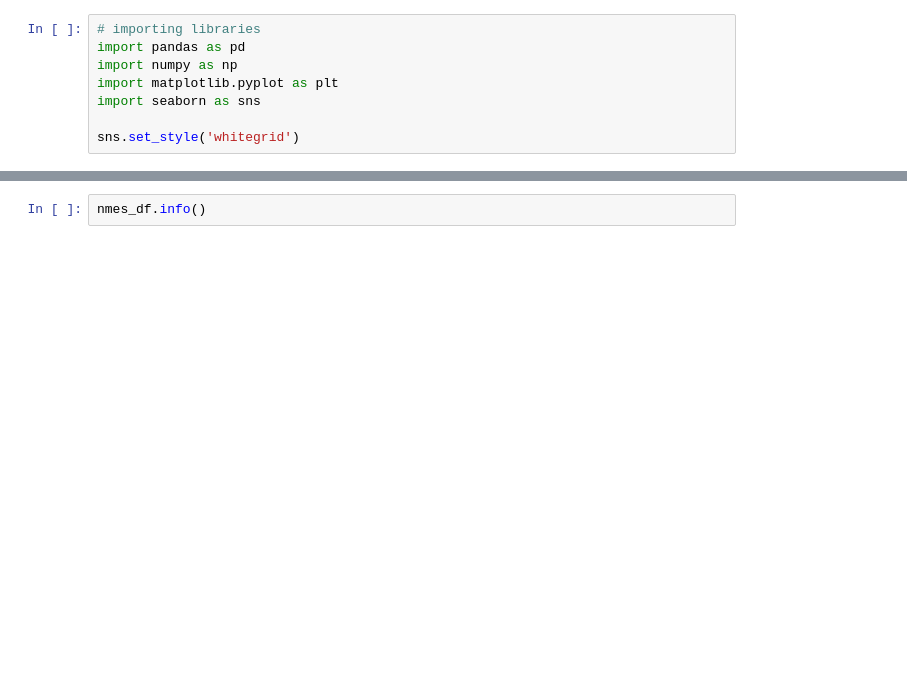
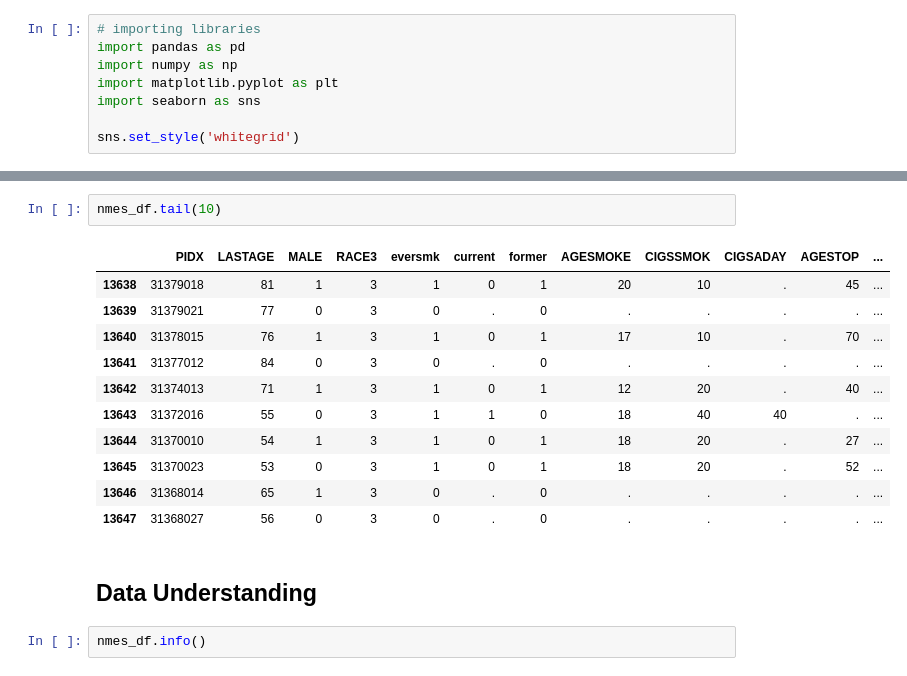
Before and after one commit to oscar066/nzuri_Analysis, a Jupyter notebook: nmes.ipynb, the cells around one changed output, grey strips where cells are left out. Drawn from its saved outputs; the diff is of its cells as text; blank space fills up the shorter version.

Commit message:
Data Cleansed:

```diff
--- a/nmes.ipynb
+++ b/nmes.ipynb
@@ -34,3 +42,19 @@ nmes_df.head(50)
+# %%
+nmes_df.tail(10)
+# %% [output]
+|  | PIDX | LASTAGE | MALE | RACE3 | eversmk | current | former | AGESMOKE | CIGSSMOK | CIGSADAY | AGESTOP | ... |
+| 13638 | 31379018 | 81 | 1 | 3 | 1 | 0 | 1 | 20 | 10 | . | 45 | ... |
+| 13639 | 31379021 | 77 | 0 | 3 | 0 | . | 0 | . | . | . | . | ... |
+| 13640 | 31378015 | 76 | 1 | 3 | 1 | 0 | 1 | 17 | 10 | . | 70 | ... |
+| 13641 | 31377012 | 84 | 0 | 3 | 0 | . | 0 | . | . | . | . | ... |
+| 13642 | 31374013 | 71 | 1 | 3 | 1 | 0 | 1 | 12 | 20 | . | 40 | ... |
+| 13643 | 31372016 | 55 | 0 | 3 | 1 | 1 | 0 | 18 | 40 | 40 | . | ... |
+| 13644 | 31370010 | 54 | 1 | 3 | 1 | 0 | 1 | 18 | 20 | . | 27 | ... |
+| 13645 | 31370023 | 53 | 0 | 3 | 1 | 0 | 1 | 18 | 20 | . | 52 | ... |
+| 13646 | 31368014 | 65 | 1 | 3 | 0 | . | 0 | . | . | . | . | ... |
+| 13647 | 31368027 | 56 | 0 | 3 | 0 | . | 0 | . | . | . | . | ... |
+# %% [markdown]
+## Data Understanding
 # %%
 nmes_df.info()
 # %% [output]
```
Also changed, not shown: parts of 36 cells of this notebook.
